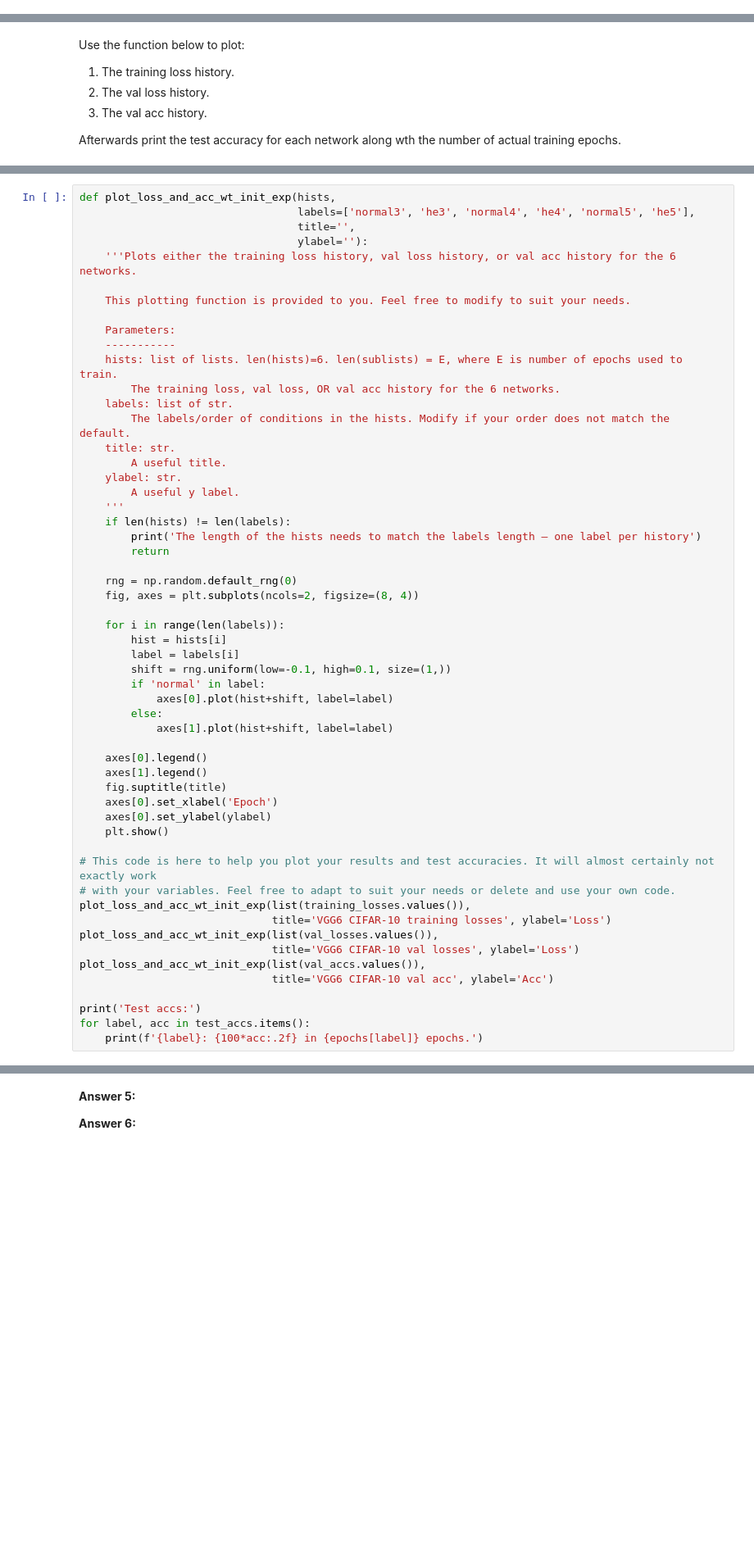
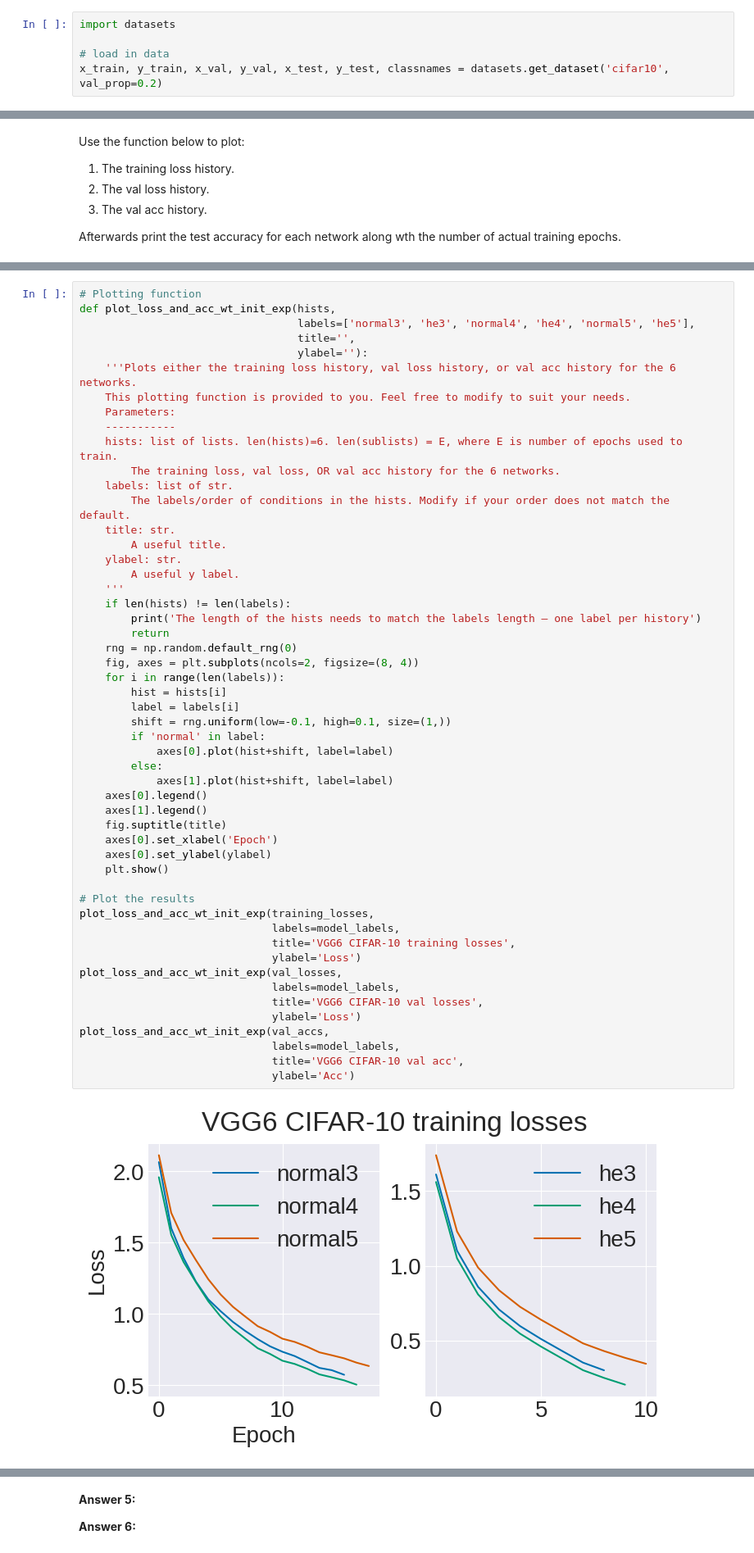
Before and after one commit to derekhessinger/CS444-project-1, a Jupyter notebook: vgg8.ipynb, the cells around one changed output, grey strips where cells are left out. Shown at 82% size. Drawn from its saved outputs; the diff is of its cells as text; blank space fills up the shorter version.

```diff
--- a/vgg8.ipynb
+++ b/vgg8.ipynb
@@ -227,3 +230,8 @@ After training each net, store/record:
 - Some networks may stop very quickly — that is ok and expected!
 
 This experiment is expected to take 30-60 mins to complete.
+# %%
+import datasets
+
+# load in data
+x_train, y_train, x_val, y_val, x_test, y_test, classnames = datasets.get_dataset('cifar10', val_prop=0.2)
@@ -237,55 +351,54 @@ Afterwards print the test accuracy for each network along wth the number of actu
 # %%
+# Plotting function
 def plot_loss_and_acc_wt_init_exp(hists,
                                   labels=['normal3', 'he3', 'normal4', 'he4', 'normal5', 'he5'],
                                   title='',
                                   ylabel=''):
     '''Plots either the training loss history, val loss history, or val acc history for the 6 networks.
-
     This plotting function is provided to you. Feel free to modify to suit your needs.
-
     Parameters:
     -----------
     hists: list of lists. len(hists)=6. len(sublists) = E, where E is number of epochs used to train.
         The training loss, val loss, OR val acc history for the 6 networks.
     labels: list of str.
         The labels/order of conditions in the hists. Modify if your order does not match the default.
     title: str.
         A useful title.
     ylabel: str.
         A useful y label.
     '''
     if len(hists) != len(labels):
         print('The length of the hists needs to match the labels length — one label per history')
         return
-
     rng = np.random.default_rng(0)
     fig, axes = plt.subplots(ncols=2, figsize=(8, 4))
-
     for i in range(len(labels)):
         hist = hists[i]
         label = labels[i]
         shift = rng.uniform(low=-0.1, high=0.1, size=(1,))
         if 'normal' in label:
             axes[0].plot(hist+shift, label=label)
         else:
             axes[1].plot(hist+shift, label=label)
-
     axes[0].legend()
     axes[1].legend()
     fig.suptitle(title)
     axes[0].set_xlabel('Epoch')
     axes[0].set_ylabel(ylabel)
     plt.show()
 
-# This code is here to help you plot your results and test accuracies. It will almost certainly not exactly work
-# with your variables. Feel free to adapt to suit your needs or delete and use your own code.
-plot_loss_and_acc_wt_init_exp(list(training_losses.values()),
-                              title='VGG6 CIFAR-10 training losses', ylabel='Loss')
-plot_loss_and_acc_wt_init_exp(list(val_losses.values()),
-                              title='VGG6 CIFAR-10 val losses', ylabel='Loss')
-plot_loss_and_acc_wt_init_exp(list(val_accs.values()),
-                              title='VGG6 CIFAR-10 val acc', ylabel='Acc')
-
-print('Test accs:')
-for label, acc in test_accs.items():
-    print(f'{label}: {100*acc:.2f} in {epochs[label]} epochs.')
+# Plot the results
+plot_loss_and_acc_wt_init_exp(training_losses,
+                              labels=model_labels,
+                              title='VGG6 CIFAR-10 training losses',
+                              ylabel='Loss')
+plot_loss_and_acc_wt_init_exp(val_losses,
+                              labels=model_labels,
+                              title='VGG6 CIFAR-10 val losses',
+                              ylabel='Loss')
+plot_loss_and_acc_wt_init_exp(val_accs,
+                              labels=model_labels,
+                              title='VGG6 CIFAR-10 val acc',
+                              ylabel='Acc')
+# %% [output]
+[figure, added]
```
Also changed, not shown: parts of 12 cells of this notebook, 6 other files.
